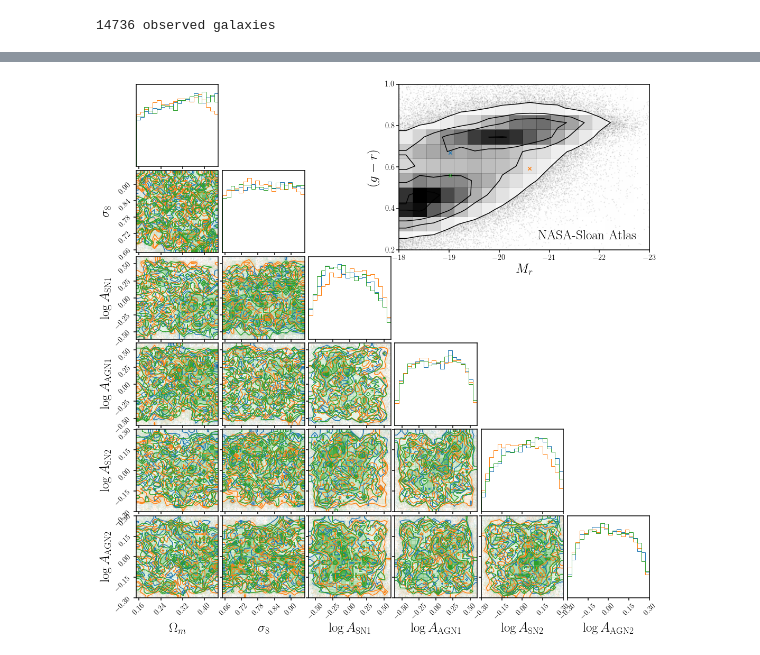
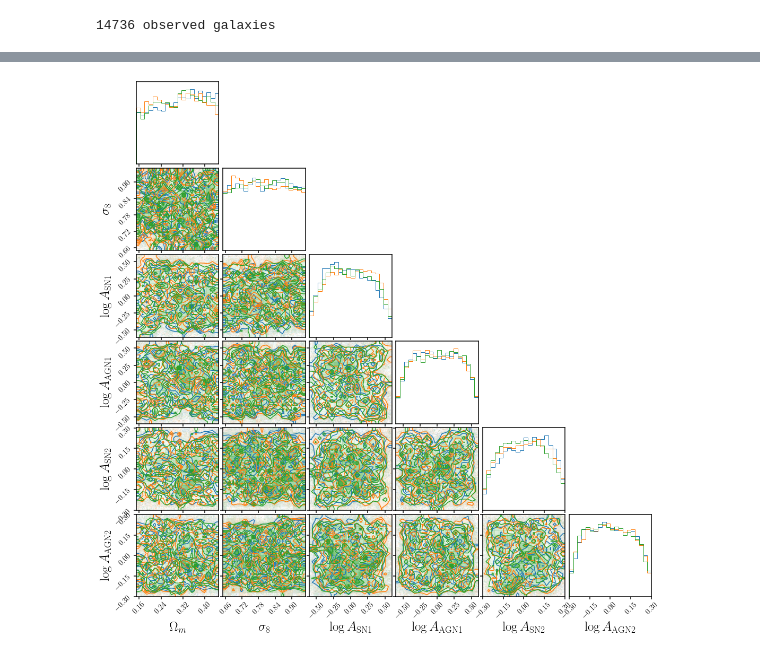
Before and after one commit to changhoonhahn/goleta, a Jupyter notebook: paper/nb/p_omega_x.ipynb, the cells around one changed output, grey strips where cells are left out. Cells and saved outputs as stored; diff of their text form; code cells hidden in the pictures.

Commit message:
updated p(Omega|X_i) plots

```diff
--- a/paper/nb/p_omega_x.ipynb
+++ b/paper/nb/p_omega_x.ipynb
@@ -40,3 +40,16 @@ X_obs = D.get_obs(cut='v0')
 14736 observed galaxies
 # %%
 igals = np.random.choice(np.arange(X_obs.shape[0]), replace=False, size=5)
+# %%
+fig = plt.figure(figsize=(6,4))
+sub = fig.add_subplot(111)
+DFM.hist2d(X_all[:,1], X_all[:,0] - X_all[:,1], range=[(-18., -23.5), (-0.2, 1.2)], ax=sub)
+for _i, ii in enumerate(igals[:3]):
+    sub.scatter([X_obs[ii,1]], [X_obs[ii,0] - X_obs[ii,1]], c='C%i' % _i, marker='x', s=40, zorder=10)
+sub.text(0.95, 0.05, 'NASA-Sloan Atlas', transform=sub.transAxes, fontsize=25, ha='right', va='bottom')
+sub.set_xlabel('$M_r$', fontsize=25)
+sub.set_xlim(-18, -23.)
+sub.set_ylabel('$(g-r)$', labelpad=10, fontsize=25)
+sub.set_ylim(0.2, 1.)
+sub.set_yticks([0.2, 0.4, 0.6, 0.8, 1.])
+fig.savefig('../figs/nsa.pdf', bbox_inches='tight')
@@ -43,42 +58,31 @@ igals = np.random.choice(np.arange(X_obs.shape[0]), replace=False, size=5)
 # %%
 lbls = [r'$\Omega_m$', r'$\sigma_8$',
         r'$\log A_{\rm SN1}$', r'$\log A_{\rm AGN1}$',
         r'$\log A_{\rm SN2}$', r'$\log A_{\rm AGN2}$']
 _range = [(0.15, 0.45), (0.65, 0.95),
          (np.log10(0.25), np.log10(4.0)), (np.log10(0.25), np.log10(4.0)),
          (np.log10(0.5), np.log10(2.0)), (np.log10(0.5), np.log10(2.0))]
 
 fig = plt.figure(figsize=(15,15))
 
 for _i, ii in enumerate(igals[:3]):
     theta_prime = []
     for qphi in qphis:
         _samp = qphi.sample((int(10000/len(qphis)),),
                             x=torch.tensor(X_obs[ii]).to(device),
                             show_progress_bars=False)
         theta_prime.append(_samp.detach().cpu().numpy())
     theta_prime = np.concatenate(theta_prime)
 
     _ = DFM.corner(theta_prime, range=_range,
                    hist_kwargs={'density': True}, color='C%i' % _i,
                    labels=lbls, label_kwargs={'fontsize': 25}, fig=fig)
 
 axes = np.array(fig.axes).reshape((6,6))
 for i in range(6):
     for j in range(6):
         axes[i,j].set_xlim(_range[j])
         if j < i: axes[i,j].set_ylim(_range[i])
-
-sub = fig.add_subplot(3,2,2)
-DFM.hist2d(X_all[:,1], X_all[:,0] - X_all[:,1], range=[(-18., -23.5), (-0.2, 1.2)], ax=sub)
-for _i, ii in enumerate(igals[:3]):
-    sub.scatter([X_obs[ii,1]], [X_obs[ii,0] - X_obs[ii,1]], c='C%i' % _i, marker='x', s=40, zorder=10)
-sub.text(0.95, 0.05, 'NASA-Sloan Atlas', transform=sub.transAxes, fontsize=25, ha='right', va='bottom')
-sub.set_xlabel('$M_r$', fontsize=25)
-sub.set_xlim(-18, -23.)
-sub.set_ylabel('$(g-r)$', labelpad=10, fontsize=25)
-sub.set_ylim(0.2, 1.)
-sub.set_yticks([0.2, 0.4, 0.6, 0.8, 1.])
 fig.savefig('../figs/p_omega_x_i.pdf', bbox_inches='tight')
 # %% [output]
-[figure, old version]
+[figure, new version]
```
Also changed, not shown: parts of 1 cell of this notebook, 2 other files.
